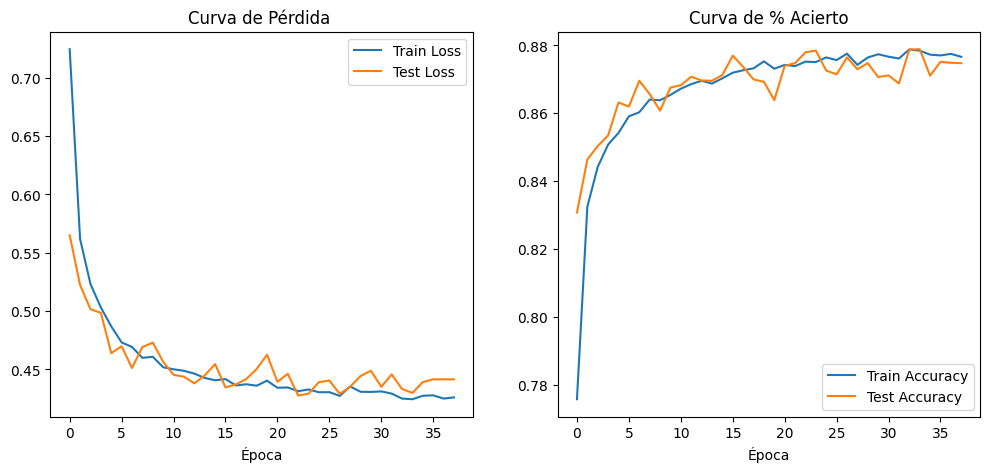
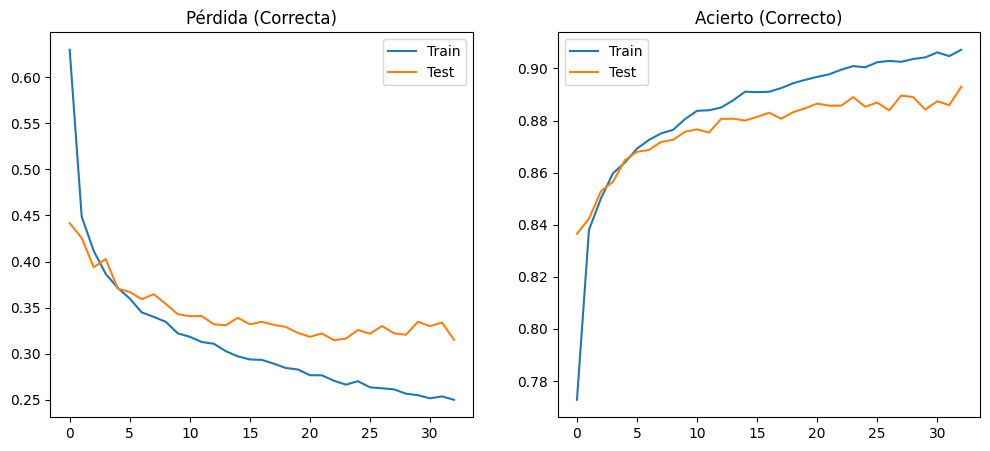
Unified diff of the notebook cell whose output changed from the first chart to the second:
--- before
+++ after
@@ -1,15 +1,14 @@
+
 plt.figure(figsize=(12, 5))
 plt.subplot(1, 2, 1)
-plt.plot(hist_l1_l2.history['loss'], label='Train Loss')
-plt.plot(hist_l1_l2.history['val_loss'], label='Test Loss')
-plt.title('Curva de Pérdida ')
-plt.xlabel('Época')
+plt.plot(hist_final8.history['loss'], label='Train')
+plt.plot(hist_final8.history['val_loss'], label='Test')
+plt.title('Pérdida (Correcta)')
 plt.legend()
 
 plt.subplot(1, 2, 2)
-plt.plot(hist_l1_l2.history['accuracy'], label='Train Accuracy')
-plt.plot(hist_l1_l2.history['val_accuracy'], label='Test Accuracy')
-plt.title('Curva de % Acierto')
-plt.xlabel('Época')
+plt.plot(hist_final8.history['accuracy'], label='Train')
+plt.plot(hist_final8.history['val_accuracy'], label='Test')
+plt.title('Acierto (Correcto)')
 plt.legend()
 plt.show()

Commit: Creado con Colab